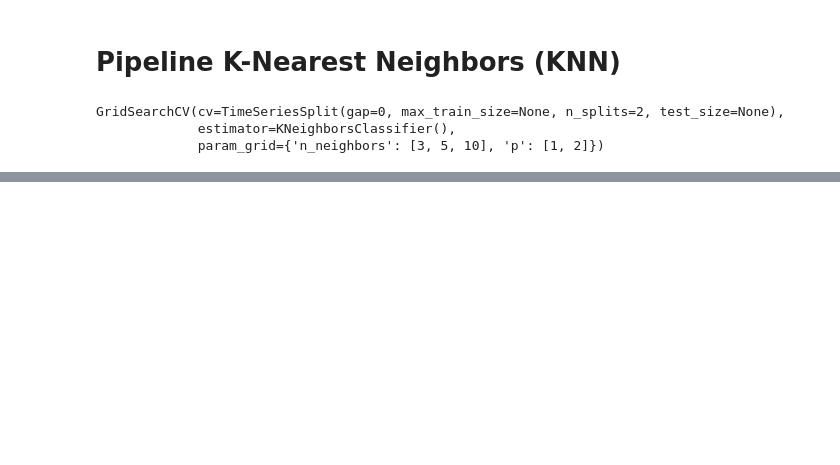
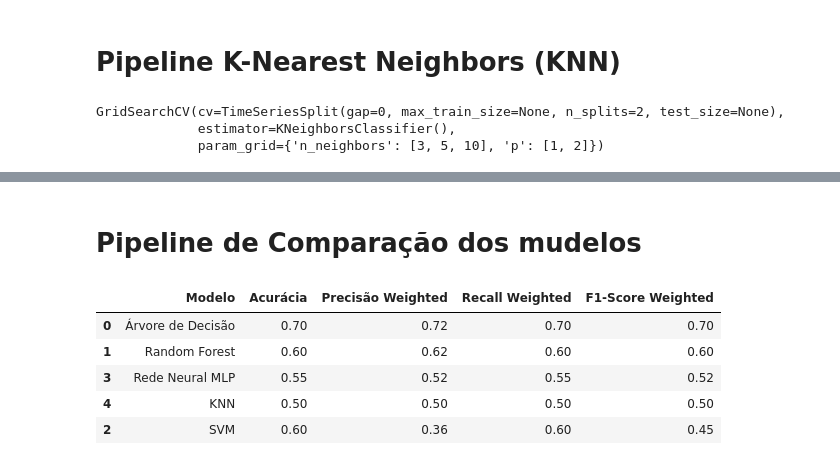
Before and after one commit to Pedro4Albuquerque/09-DIS-Disney-Dire-o-de-Volume, a Jupyter notebook: prova2_09_pedro_souza.ipynb, the cells around one changed output, grey strips where cells are left out. Drawn from its saved outputs; the diff is of its cells as text; code cells hidden in the pictures; blank space fills up the shorter version.

```diff
--- a/prova2_09_pedro_souza.ipynb
+++ b/prova2_09_pedro_souza.ipynb
@@ -453,0 +498,45 @@ Melhor resultado: 0.6730769230769231
+# %% [markdown]
+# Pipeline de Comparação dos mudelos
+# %%
+import pandas as pd
+from sklearn.metrics import accuracy_score, precision_score, recall_score, f1_score
+
+def calcular_metricas(nome_modelo, y_real, y_pred):
+    return {
+        "Modelo": nome_modelo,
+        "Acurácia": accuracy_score(y_real, y_pred),
+        "Precisão Weighted": precision_score(y_real, y_pred, average="weighted", zero_division=0),
+        "Recall Weighted": recall_score(y_real, y_pred, average="weighted", zero_division=0),
+        "F1-Score Weighted": f1_score(y_real, y_pred, average="weighted", zero_division=0)
+    }
+
+
+resultados_modelos = [
+    calcular_metricas("Árvore de Decisão", Y_teste, previsoes_arvore),
+    calcular_metricas("Random Forest", Y_teste, previsores_random),
+    calcular_metricas("SVM", Y_teste, svm_previsoes),
+    calcular_metricas("Rede Neural MLP", Y_teste, previsores_randeural),
+    calcular_metricas("KNN", Y_teste, previsores_knn)
+]
+
+
+tabela_comparativa = pd.DataFrame(resultados_modelos)
+
+
+tabela_comparativa = tabela_comparativa.sort_values(
+    by="F1-Score Weighted",
+    ascending=False
+)
+
+
+tabela_comparativa = tabela_comparativa.round(2)
+
+
+tabela_comparativa
+# %% [output]
+|  | Modelo | Acurácia | Precisão Weighted | Recall Weighted | F1-Score Weighted |
+| 0 | Árvore de Decisão | 0.70 | 0.72 | 0.70 | 0.70 |
+| 1 | Random Forest | 0.60 | 0.62 | 0.60 | 0.60 |
+| 3 | Rede Neural MLP | 0.55 | 0.52 | 0.55 | 0.52 |
+| 4 | KNN | 0.50 | 0.50 | 0.50 | 0.50 |
+| 2 | SVM | 0.60 | 0.36 | 0.60 | 0.45 |
```
Also changed, not shown: parts of 21 cells of this notebook.
